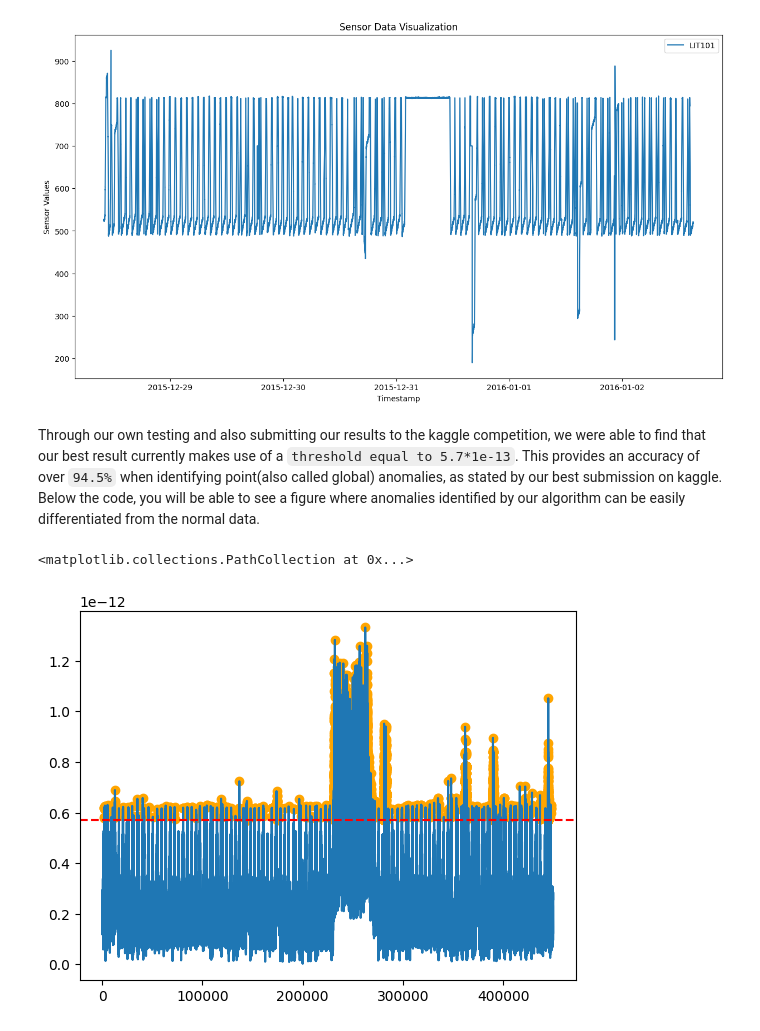
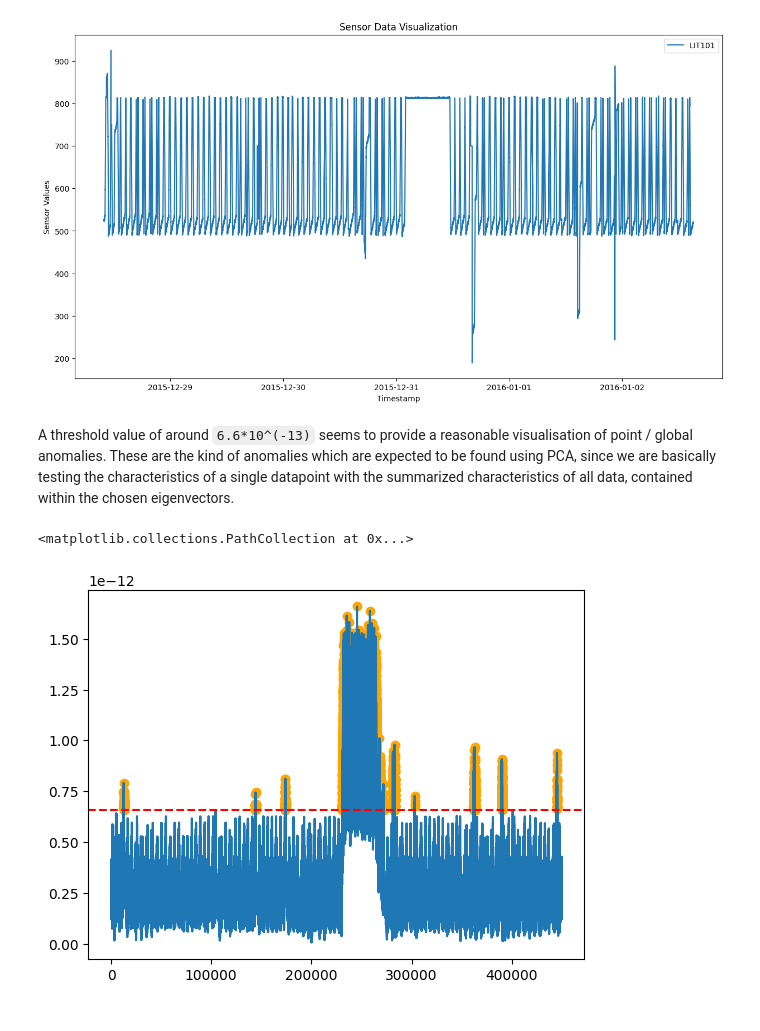
Before and after one commit to SirbayC/Anomaly-Detection-with-DTW-PCA, a Jupyter notebook: Anomaly Detection.ipynb, the cells around one changed output. Drawn from its saved outputs; the diff is of its cells as text; code cells hidden in the pictures.

```diff
--- a/Anomaly Detection.ipynb
+++ b/Anomaly Detection.ipynb
@@ -181,6 +183,8 @@ visualize_sensor_data(trimmed_test_data, sensors=['LIT101'])
 # %% [markdown]
 Focusing on the same sensor, we will first design the PCA algorithm(based on the implementation on Weblab).
 # %%
+global eigenvalue_arr
+
 def principal_component_analysis(df, k):
     cov_mat = df.cov()
     eigenvalues, eigenvectors = np.linalg.eigh(cov_mat) # each eigenvector is a column
@@ -193,8 +197,7 @@ def principal_component_analysis(df, k):
 
 
 def apply_principal_component_analysis(df, eigenvectors):
-    projected_data = np.zeros(shape=(df.shape[0], eigenvectors.shape[1]))
-    projected_data = ( df - df.mean() ) @ eigenvectors #normalization
+    projected_data = (df - df.mean()) @ eigenvectors # normalizing the data by mean - shifting
     return pd.DataFrame(projected_data)
 # %% [markdown]
 When choosing the number of components, we first decided to try using every sensor for a higher accuracy. We implemented a function that would plot the results when using different numbers of components below. The function also reconstructs the matrix and returns an array of residuals that will be used later to identify the anomalies.
@@ -221 +204,23 @@ def plot_res(k):
+# %%
+# Preprocessing the data by removing the Timestamp and the (label) Normal/Attack columns, which should not be used as dimensions
+processed_data = test_data.drop(['Timestamp','Normal/Attack'], axis=1)
+number_of_sensors = processed_data.shape[1] # 51
+mean = processed_data.mean()
+
+# calling the function with 0 as a parameter uses all the available components
+def pca_anomaly_analysis(no_removed_components):
+    eigenvector_matrix = principal_component_analysis(processed_data, number_of_sensors - no_removed_components)
+    reduced_data = apply_principal_component_analysis(processed_data, eigenvector_matrix)
+
+    # Following the reconstruction algorithm from the slides
+    reconstructed_X = reduced_data @ eigenvector_matrix.T
+
+    # Note that we have to add the mean back, in order to properly compute the difference
+    reconstructed_with_mean = pd.DataFrame(data=reconstructed_X.values + mean.values, columns=processed_data.columns)
+    diff = reconstructed_with_mean - processed_data
+    # array of residuals, computed by taking each row, with the values in it being differences, then squaring them, summing, and taking the root, which equates to computing the Euclidean distance between the original and new dataframe
+    distances = np.linalg.norm(diff, axis=1)
+    plt.plot(distances)
+    plt.show()
+    return distances
 # %% [markdown]
@@ -239,3 +249,3 @@ Using every component(all 51 sensors), we can see that a threshold can be reason
 # %%
-residuals = plot_res(0)
+residuals = pca_anomaly_analysis(0)
 # %% [output]
@@ -244,15 +254,15 @@ residuals = plot_res(0)
 visualize_sensor_data(test_data, sensors=['LIT101'])
 # %% [output]
 [figure]
-# %% [markdown]
-Through our own testing and also submitting our results to the kaggle competition, we were able to find that our best result currently makes use of a `threshold equal to 5.7*1e-13`. This provides an accuracy of over `94.5%` when identifying point(also called global) anomalies, as stated by our best submission on kaggle. Below the code, you will be able to see a figure where anomalies identified by our algorithm can be easily differentiated from the normal data.
+# %% [markdown]
+A threshold value of around `6.6*10^(-13)` seems to provide a reasonable visualisation of point / global anomalies. These are the kind of anomalies which are expected to be found using PCA, since we are basically testing the characteristics of a single datapoint with the summarized characteristics of all data, contained within the chosen eigenvectors.
 # %%
-threshold = 57e-14
+threshold = 66e-14
 
 plt.plot(residuals)
 above_threshold_indices = np.where(np.array(residuals) > threshold)[0]
 plt.axhline(y=threshold, color='r', linestyle='--', label='Threshold')
 plt.scatter(above_threshold_indices, np.array(residuals)[above_threshold_indices], color='orange', label='Above Threshold')
 # %% [output]
 <matplotlib.collections.PathCollection at 0x...>
-[figure, old version]
+[figure, new version]
```
Also changed, not shown: parts of 16 cells of this notebook.
